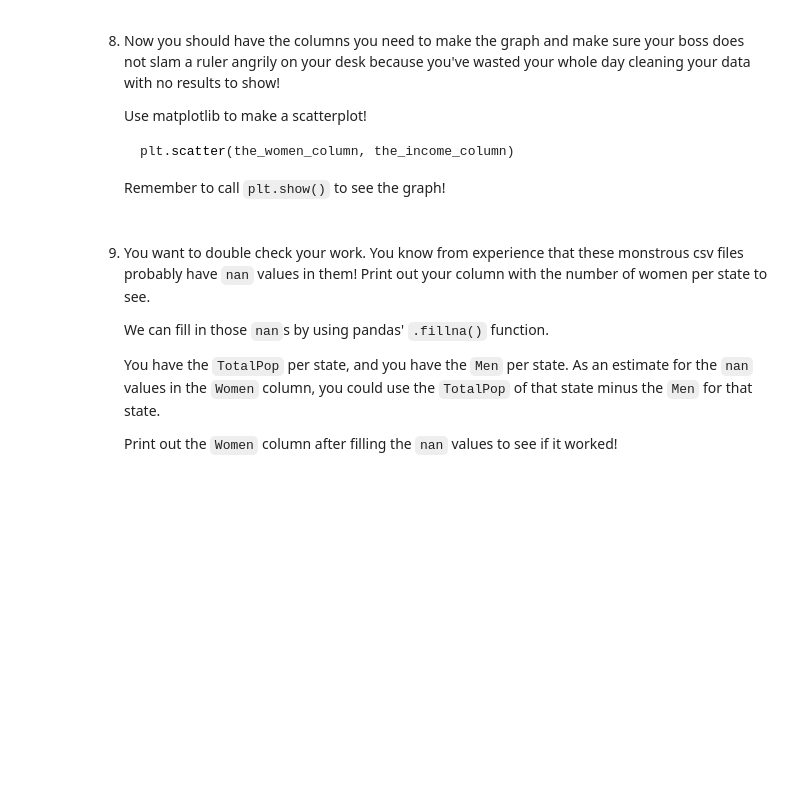
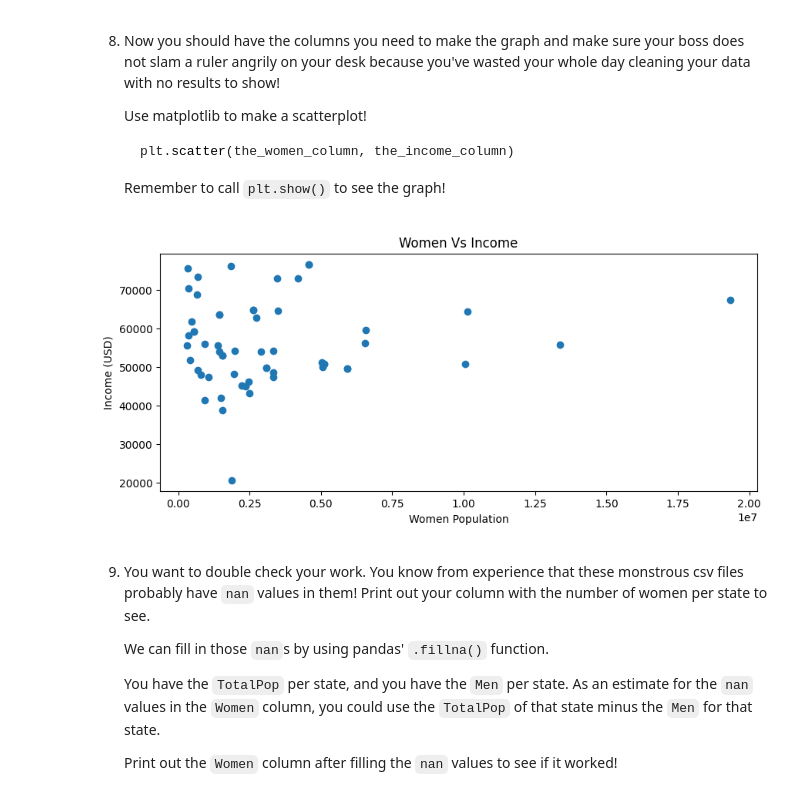
Before and after one commit to raserr11/Cleaning-US-Census-Data-Course-Project, a Jupyter notebook: Cleaning US Census Data.ipynb, the cells around one changed output. Cells and saved outputs as stored; diff of their text form; code cells hidden in the pictures; blank space fills up the shorter version.

````diff
--- a/Cleaning US Census Data.ipynb
+++ b/Cleaning US Census Data.ipynb
@@ -106,3 +114,5 @@ us_census.head()
 ## Regex to the Rescue
 # %% [markdown]
 5. Use regex to turn the `Income` column into a format that is ready for conversion into a numerical type.
+# %%
+us_census.income = (us_census.income.str.replace('[\\$, ]','',regex=True)).astype('float')
@@ -110,3 +129,6 @@ us_census.head()
 6. Look at the `GenderPop` column. We are going to want to separate this into two columns, the `Men` column, and the `Women` column.
 
    Split the column into those two new columns using `str.split` and separating out those results.
+# %%
+split = us_census.genderpop.str.split('_', expand=True)
+print(split.head())
@@ -114,3 +143,9 @@ us_census.head()
 7. Convert both of the columns into numerical datatypes.
 
    There is still an `M` or an `F` character in each entry! We should remove those before we convert.
+# %%
+us_census['men'] = split[0].str.strip('M')
+us_census['women'] = split[1].str.strip('F')
+# %%
+us_census.men = pd.to_numeric(us_census.men)
+us_census.women = pd.to_numeric(us_census.women)
@@ -124,6 +174,17 @@ us_census.head()
    ```
 
    Remember to call `plt.show()` to see the graph!
+# %%
+plt.figure(figsize=(10,4))
+
+plt.scatter(us_census.women, us_census.income)
+# plt.scatter(us_census.men, us_census.income,  label='Men', color='orange', marker='^')
+plt.title('Women Vs Income')
+plt.xlabel('Women Population')
+plt.ylabel('Income (USD)')
+plt.show()
+# %% [output]
+[figure, added]
 # %% [markdown]
 9. You want to double check your work. You know from experience that these monstrous csv files probably have `nan` values in them! Print out your column with the number of women per state to see.
 
````
Also changed, not shown: parts of 15 cells of this notebook, 1 other file.
